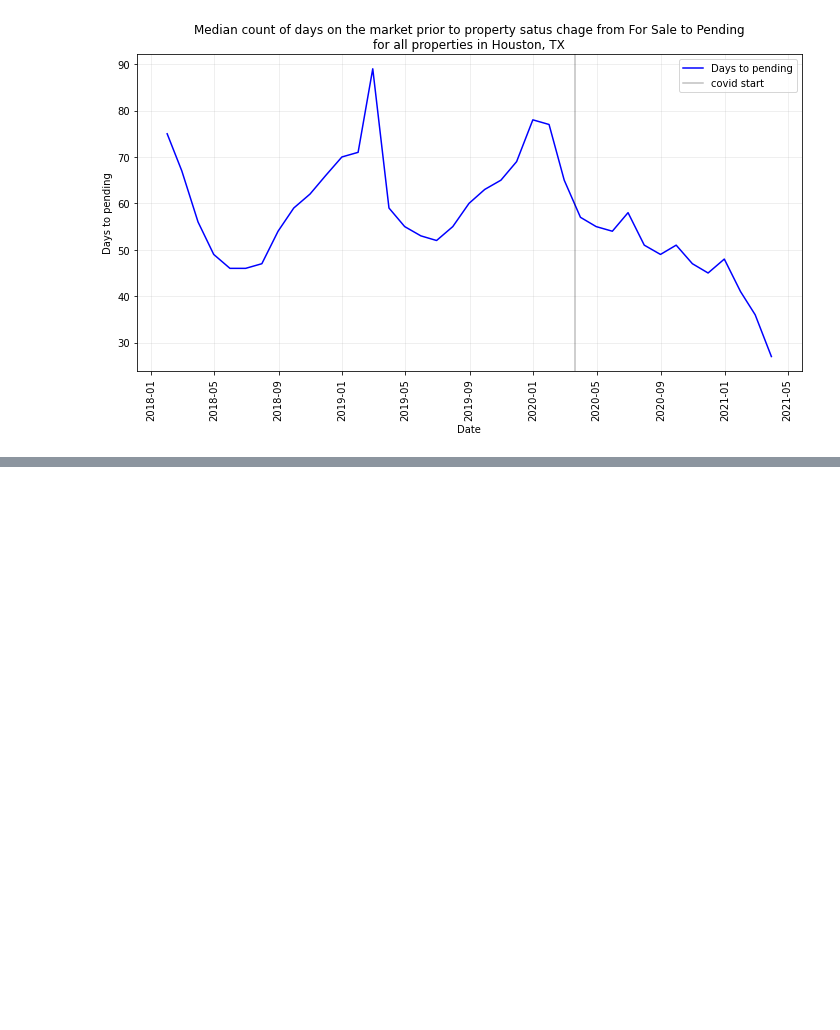
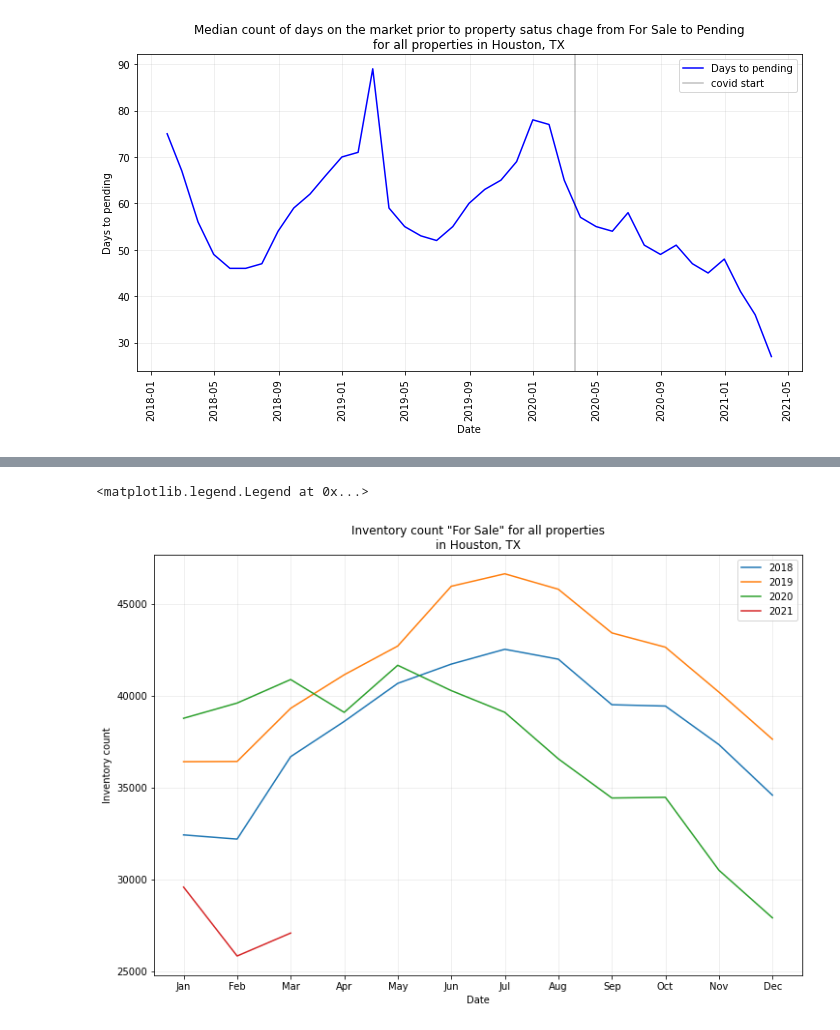
Before and after one commit to i-am-phoenix/Demo, a Jupyter notebook: zillow_data_cleaning.ipynb, the cells around one changed output, grey strips where cells are left out. Saved outputs shown, nothing was run; the diff lists cells and outputs as text; code cells hidden in the pictures; blank space fills up the shorter version.

```diff
--- a/zillow_data_cleaning.ipynb
+++ b/zillow_data_cleaning.ipynb
@@ -234,0 +292,15 @@ plt.legend()
+# %%
+fig, ax = plt.subplots(figsize=(12, 8))
+for label, grp in all_data_hou_reformatted.groupby('Year'):
+    grp.plot(x = 'Month', y = 'Inventory4Sale',ax = ax, label = label)
+plt.xlabel("Month")
+plt.ylabel("Inventory count")
+plt.title(f"Inventory count \"For Sale\" for all properties\nin {all_data_hou_reformatted['RegionName'].unique()[0]}")
+plt.grid(alpha=0.25)
+plt.xticks(np.arange(1,13,1),['Jan', 'Feb', 'Mar', 'Apr', 'May', 'Jun', 'Jul', 'Aug', 'Sep', 'Oct', 'Nov', 'Dec'])
+plt.legend()
+
+# plt.xticks(rotation=
+# %% [output]
+<matplotlib.legend.Legend at 0x...>
+[figure, added]
```
Also changed, not shown: parts of 8 cells of this notebook.
